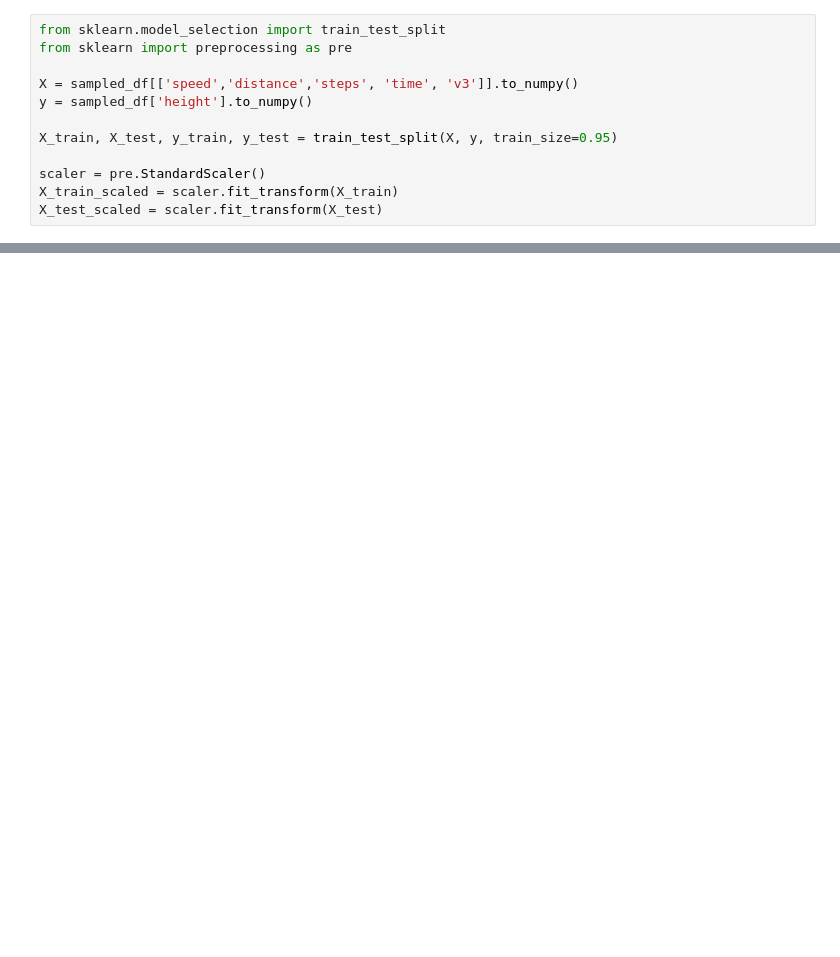
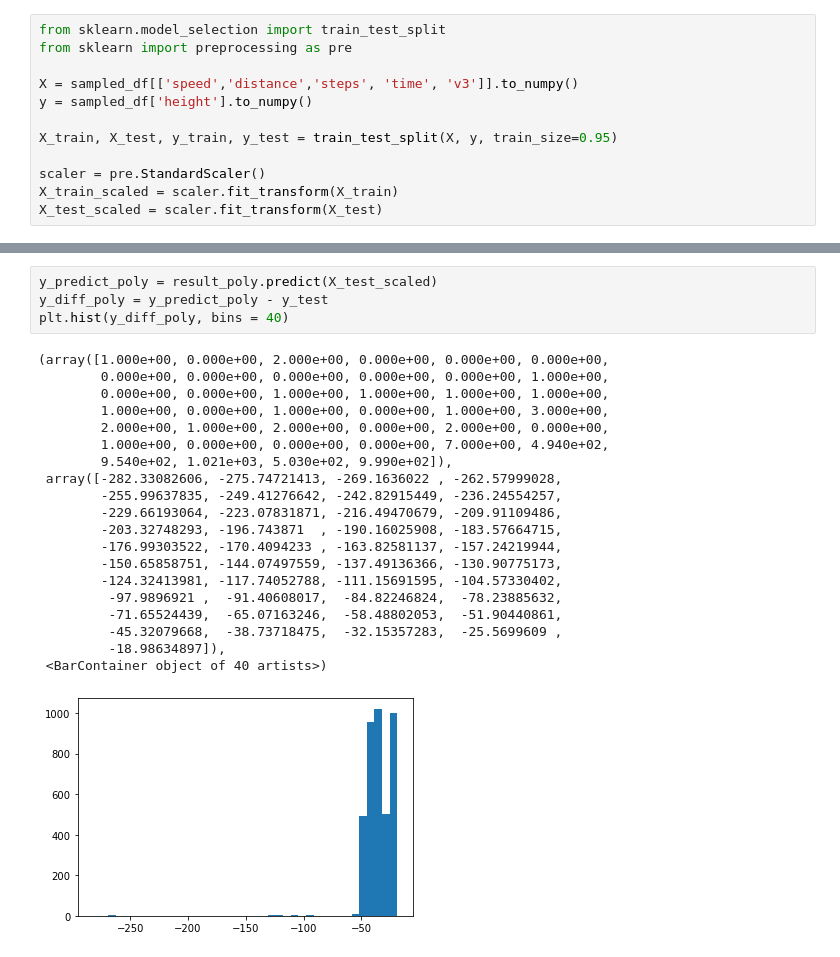
Before and after one commit to tho121/cmpt353GP, a Jupyter notebook: heightPredict1.ipynb, the cells around one changed output, grey strips where cells are left out. Saved outputs shown, nothing was run; the diff lists cells and outputs as text; blank space fills up the shorter version.

```diff
--- a/heightPredict1.ipynb
+++ b/heightPredict1.ipynb
@@ -96,0 +107,25 @@ result_poly.score(X_test, y_test)
+# %%
+y_predict_poly = result_poly.predict(X_test_scaled)
+y_diff_poly = y_predict_poly - y_test
+plt.hist(y_diff_poly, bins = 40)
+# %% [output]
+(array([1.000e+00, 0.000e+00, 2.000e+00, 0.000e+00, 0.000e+00, 0.000e+00,
+        0.000e+00, 0.000e+00, 0.000e+00, 0.000e+00, 0.000e+00, 1.000e+00,
+        0.000e+00, 0.000e+00, 1.000e+00, 1.000e+00, 1.000e+00, 1.000e+00,
+        1.000e+00, 0.000e+00, 1.000e+00, 0.000e+00, 1.000e+00, 3.000e+00,
+        2.000e+00, 1.000e+00, 2.000e+00, 0.000e+00, 2.000e+00, 0.000e+00,
+        1.000e+00, 0.000e+00, 0.000e+00, 0.000e+00, 7.000e+00, 4.940e+02,
+        9.540e+02, 1.021e+03, 5.030e+02, 9.990e+02]),
+ array([-282.33082606, -275.74721413, -269.1636022 , -262.57999028,
+        -255.99637835, -249.41276642, -242.82915449, -236.24554257,
+        -229.66193064, -223.07831871, -216.49470679, -209.91109486,
+        -203.32748293, -196.743871  , -190.16025908, -183.57664715,
+        -176.99303522, -170.4094233 , -163.82581137, -157.24219944,
+        -150.65858751, -144.07497559, -137.49136366, -130.90775173,
+        -124.32413981, -117.74052788, -111.15691595, -104.57330402,
+         -97.9896921 ,  -91.40608017,  -84.82246824,  -78.23885632,
+         -71.65524439,  -65.07163246,  -58.48802053,  -51.90440861,
+         -45.32079668,  -38.73718475,  -32.15357283,  -25.5699609 ,
+         -18.98634897]),
+ <BarContainer object of 40 artists>)
+[figure, added]
```
Also changed, not shown: parts of 17 cells of this notebook, 3 other files.
